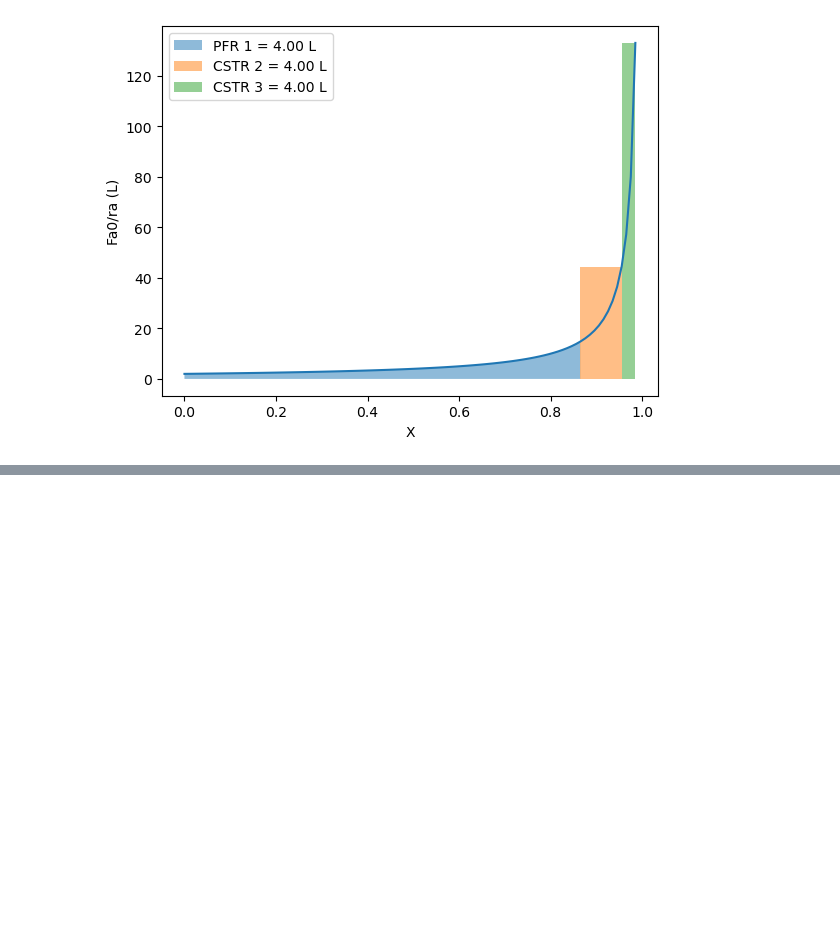
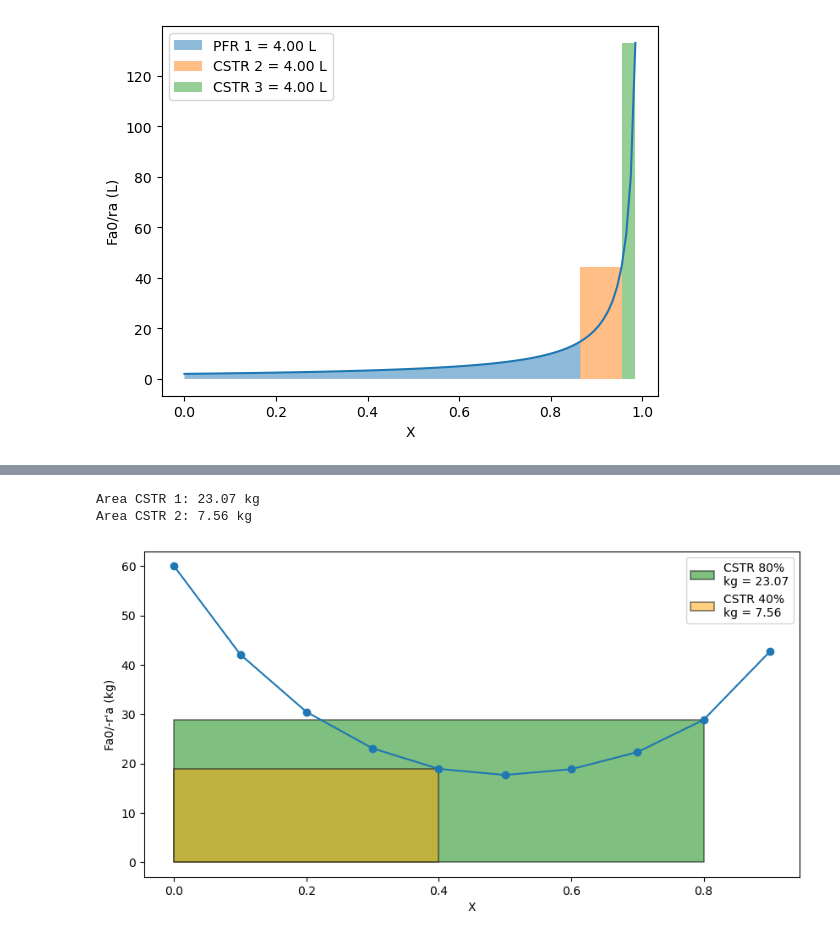
Before and after one commit to SysBioengLab/IIQ2113-Chemical-reactor-design, a Jupyter notebook: Ayudantias/ayu2_DisenoBatchContinuo.ipynb, the cells around one changed output, grey strips where cells are left out. Saved outputs shown, nothing was run; the diff lists cells and outputs as text; code cells hidden in the pictures; blank space fills up the shorter version.

```diff
--- a/Ayudantias/ayu2_DisenoBatchContinuo.ipynb
+++ b/Ayudantias/ayu2_DisenoBatchContinuo.ipynb
@@ -142,0 +219,24 @@ plt.legend()
+# %%
+# 2.2
+area_cstr_1 = (0.8 - 0) * df_n2.loc[df_n2['X'] == 0.8, 'fa0_sobre_neg_ra'].values[0]
+print(f'Area CSTR 1: {area_cstr_1:.2f} kg')
+# 2.3
+area_cstr_2 = (0.4 - 0) * df_n2.loc[df_n2['X'] == 0.4, 'fa0_sobre_neg_ra'].values[0]
+print(f'Area CSTR 2: {area_cstr_2:.2f} kg')
+
+fig, ax = plt.subplots(figsize=(10, 5))
+ax.plot(df_n2['X'], df_n2['fa0_sobre_neg_ra'], marker='o', linestyle='-')
+ax.set_xlabel('X')
+ax.set_ylabel("Fa0/-r'a (kg)")
+ax.fill_between(df_n2.loc[df_n2['X'] <= 0.8, 'X'].values,0 ,
+                df_n2.loc[df_n2['X'] == 0.8, 'fa0_sobre_neg_ra'].values[0],
+                alpha=0.5, label=f'CSTR 80%\nkg = {area_cstr_1:.2f}', color='green', edgecolor='black', linewidth=1.2)
+ax.fill_between(df_n2.loc[df_n2['X'] <= 0.4, 'X'].values,0 ,
+                df_n2.loc[df_n2['X'] == 0.4, 'fa0_sobre_neg_ra'].values[0],
+                alpha=0.5, label=f'CSTR 40%\nkg = {area_cstr_2:.2f}', color='orange', edgecolor='black', linewidth=1.2)
+ax.legend()
+fig.savefig('data_plots/diseno_batch_continuo_2_3.pdf', transparent = True)
+# %% [output]
+Area CSTR 1: 23.07 kg
+Area CSTR 2: 7.56 kg
+[figure, added]
```
Also changed, not shown: parts of 9 cells of this notebook, 6 other files.
